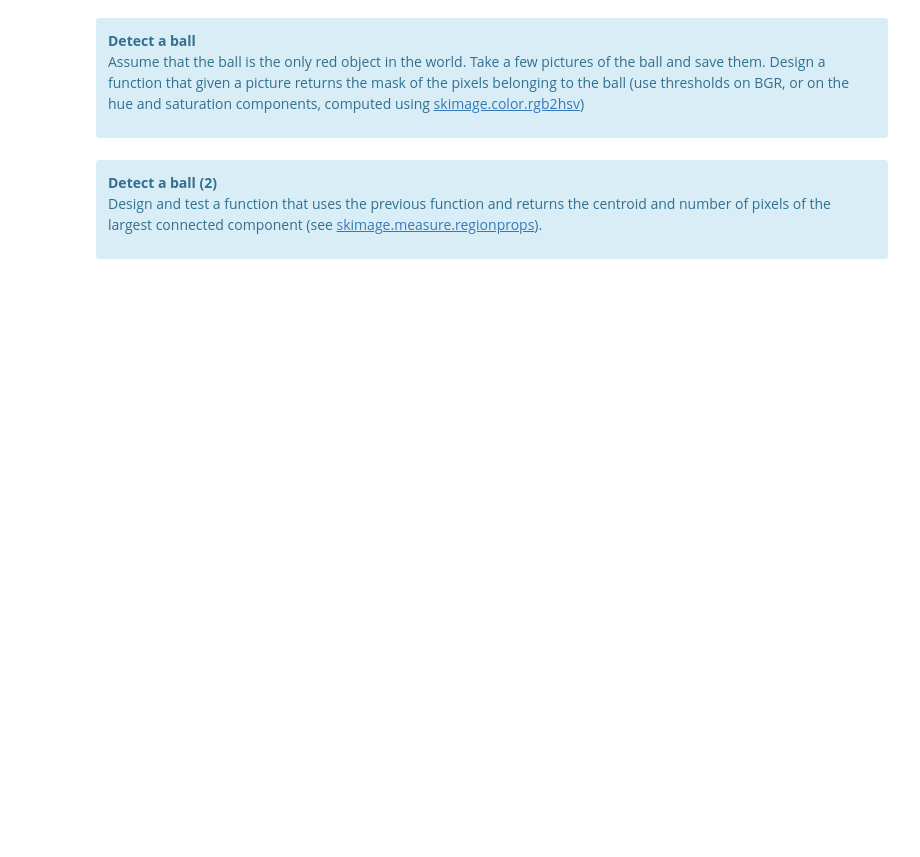
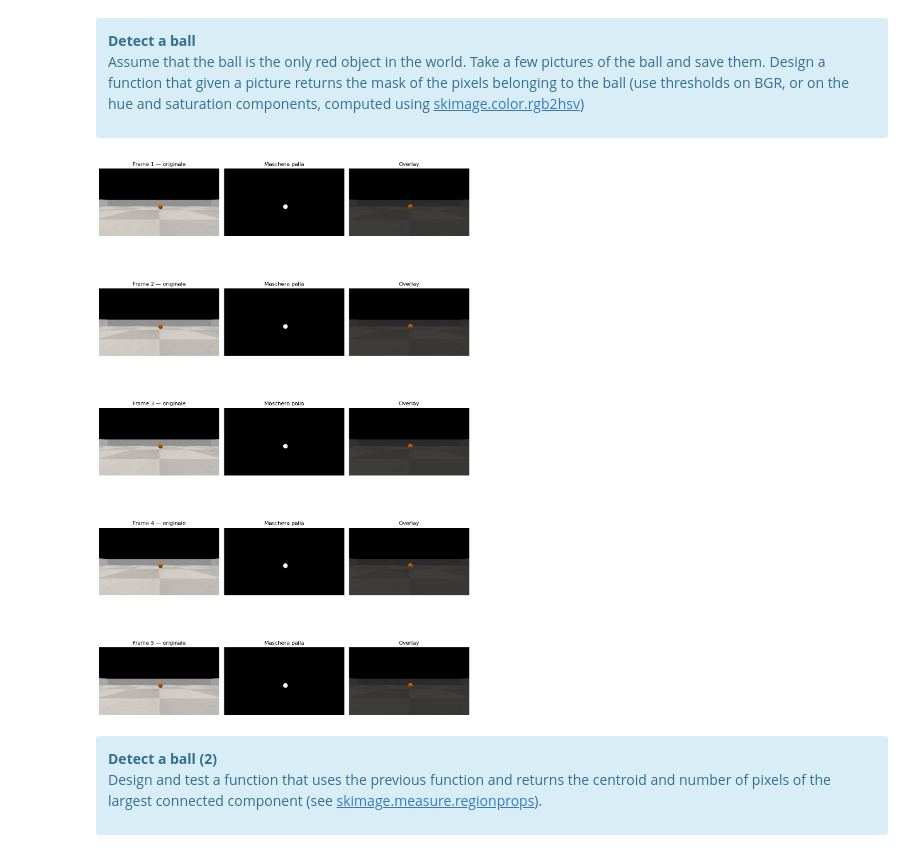
Before and after one commit to ManuCa93/drones_2, a Jupyter notebook: Main.ipynb, the cells around one changed output. Cells and saved outputs as stored; diff of their text form; code cells hidden in the pictures; blank space fills up the shorter version.

```diff
--- a/Main.ipynb
+++ b/Main.ipynb
@@ -420,6 +703,77 @@ Assume that the ball is the only red object in the world. Take a few pictures of
 </div>
 # %%
 #TBC: Detect a ball (segmentation)
+import numpy as np
+import matplotlib.pyplot as plt
+from skimage.color import rgb2hsv
+from robomaster.robot import Robot
+import time
+
+# ── 1. Cattura alcune foto ──────────────────────────────────────────────────
+robot = Robot()
+robot.initialize(conn_type="sta", sn="LOCAL")
+
+captured = []
+try:
+    robot.camera.start_video_stream(display=False, resolution="720p")
+    while len(captured) < 5:
+        frame = robot.camera.read_video_frame(strategy="newest")
+        if frame is not None:
+            captured.append(frame[:, :, ::-1].copy())  # BGR → RGB
+            time.sleep(0.5)
+    robot.camera.stop_video_stream()
+finally:
+    robot.close()
+
+# ── 2. Funzione di detection ────────────────────────────────────────────────
+def detect_ball(img_rgb: np.ndarray) -> np.ndarray:
+    """
+    Ritorna una maschera booleana True sui pixel appartenenti alla palla ARANCIONE.
+    """
+    img_float = img_rgb.astype(np.float32) / 255.0
+    hsv = rgb2hsv(img_float)
+
+    H = hsv[:, :, 0]
+    S = hsv[:, :, 1]
+    V = hsv[:, :, 2]
+
+    # Arancione: hue ~ 15°–35° → [0.04, 0.10] in scala 0-1
+    hue_mask = (H >= 0.04) & (H <= 0.10)
+
+    # Saturazione alta (arancione è molto saturo) e non troppo scuro
+    sat_mask = S > 0.55
+    val_mask = V > 0.20
+
+    mask = hue_mask & sat_mask & val_mask
+    return mask
+
+# ── 3. Visualizza risultati ─────────────────────────────────────────────────
+fig, axes = plt.subplots(len(captured), 3, figsize=(12, 4 * len(captured)))
+
+for i, img in enumerate(captured):
+    mask = detect_ball(img)
+
+    # immagine originale
+    axes[i, 0].imshow(img)
+    axes[i, 0].set_title(f"Frame {i+1} — originale")
+    axes[i, 0].axis("off")
+
+    # maschera
+    axes[i, 1].imshow(mask, cmap="gray")
+    axes[i, 1].set_title("Maschera palla")
+    axes[i, 1].axis("off")
+
+    # overlay
+    overlay = img.copy()
+    overlay[~mask] = (overlay[~mask] * 0.3).astype(np.uint8)  # scurisci sfondo
+    axes[i, 2].imshow(overlay)
+    axes[i, 2].set_title("Overlay")
+    axes[i, 2].axis("off")
+
+plt.tight_layout()
+plt.show()
+# %% [output]
+[figure, added]
 # %% [markdown]
 <div class="alert alert-block alert-info">
 <b>Detect a ball (2)</b>
```
Also changed, not shown: parts of 17 cells of this notebook, 31 other files.
